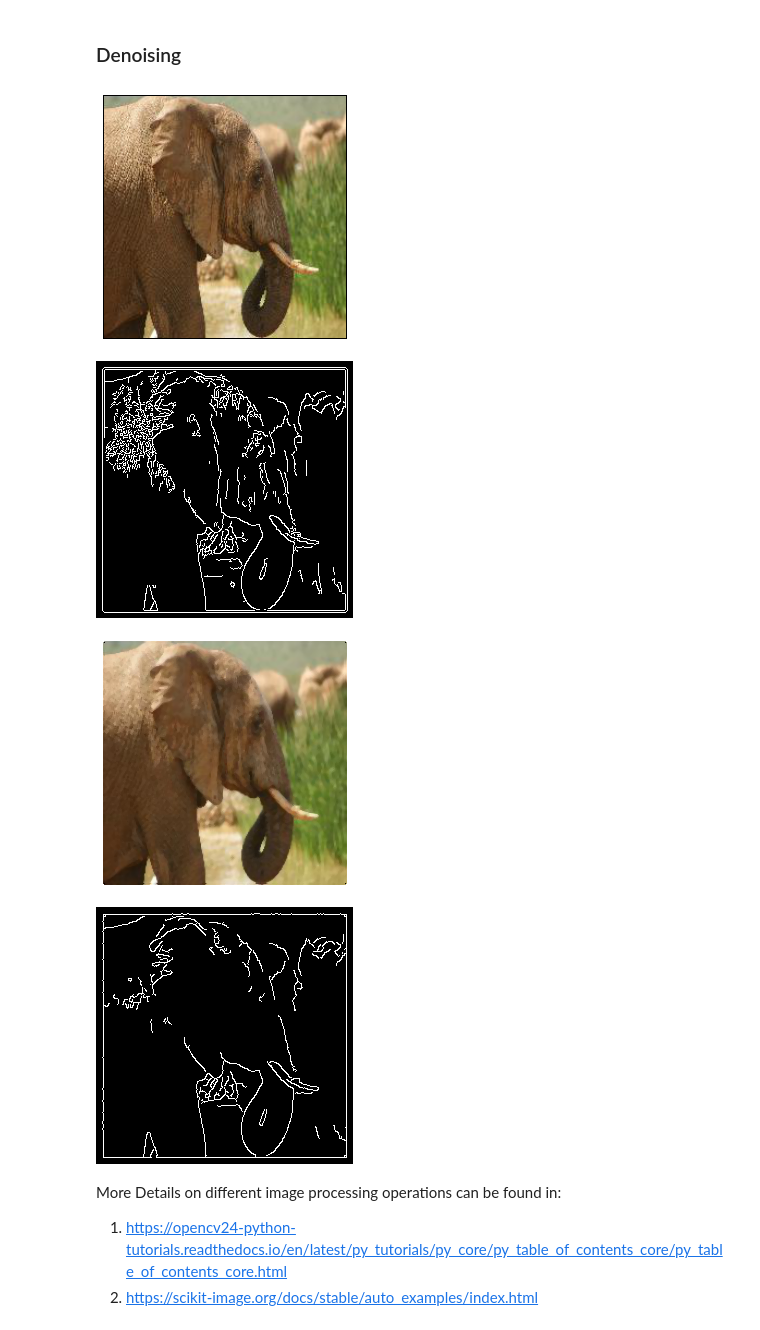
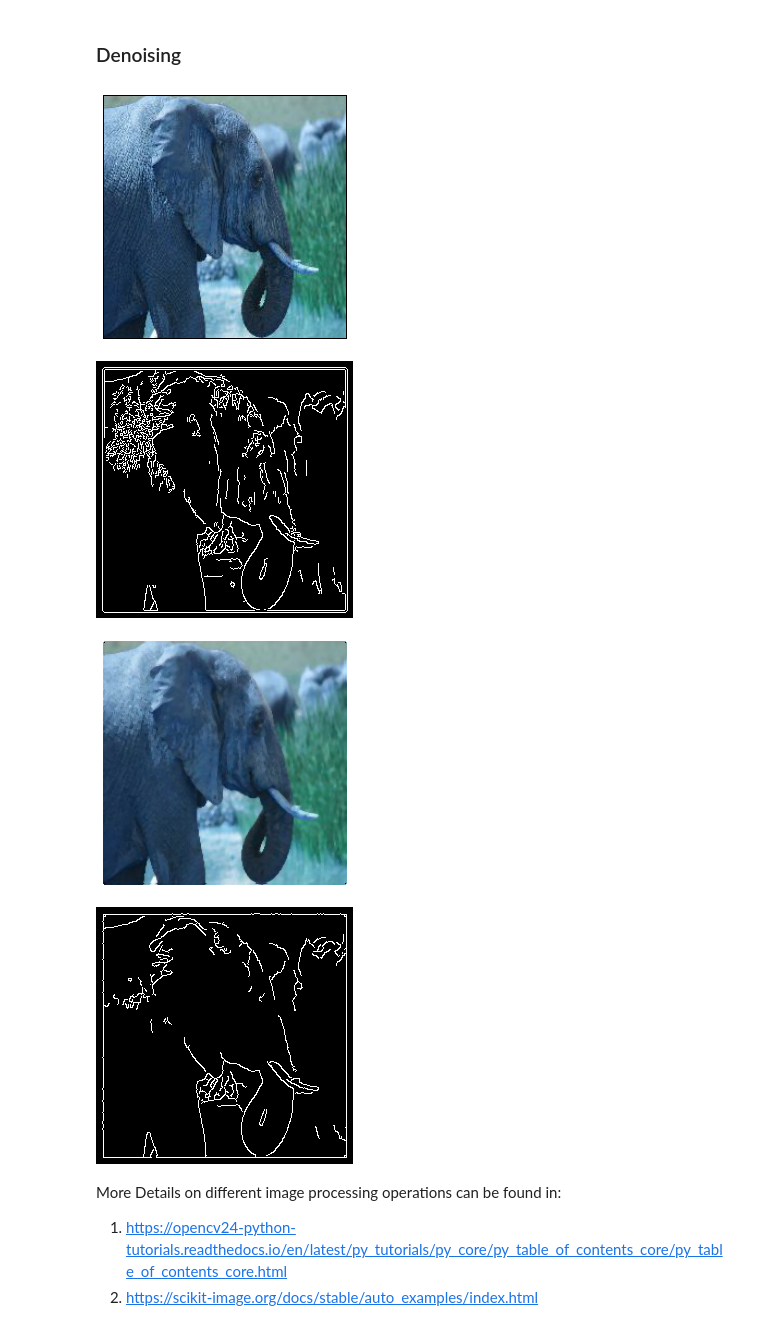
Before and after one commit to me592content/ME592_S2024, a Jupyter notebook: 01_Intro/01_Intro.ipynb, the cells around one changed output. Cells and saved outputs as stored; diff of their text form; code cells hidden in the pictures.

Commit message:
update 01_Intro

```diff
--- a/01_Intro/01_Intro.ipynb
+++ b/01_Intro/01_Intro.ipynb
@@ -406,17 +442,19 @@ cv2_imshow(thresholded_image)
 ### Denoising
 # %%
 # Median filter is one way of denoising
-img = cv2.imread('/content/ME592_Spring2024/01_Intro/elephant.png')[:,:257,:]
+img = cv2.imread('/home/exouser/ME592_Spring2024/01_Intro/elephant.png')[:,:257,:]
 median = cv2.medianBlur(img, 3)
-cv2_imshow(img)
-cv2_imshow((cv2.Canny(img,100,200)))
-cv2_imshow(median)
 edges = cv2.Canny(median,100,200)
-cv2_imshow(edges)
+
+
+display(Image.fromarray(img))
+display(Image.fromarray(cv2.Canny(img,100,200)))
+display(Image.fromarray(median))
+display(Image.fromarray(edges))
 # %% [output]
-[figure, old version]
+[figure, new version]
 [figure]
-[figure, old version]
+[figure, new version]
 [figure]
 # %% [markdown]
 More Details on different image processing operations can be found in:
```
Also changed, not shown: parts of 34 cells of this notebook.
